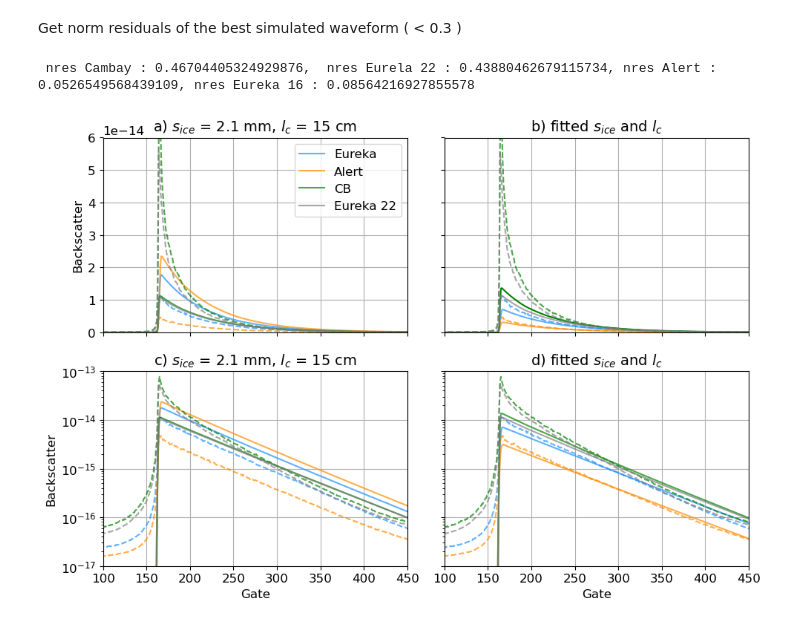
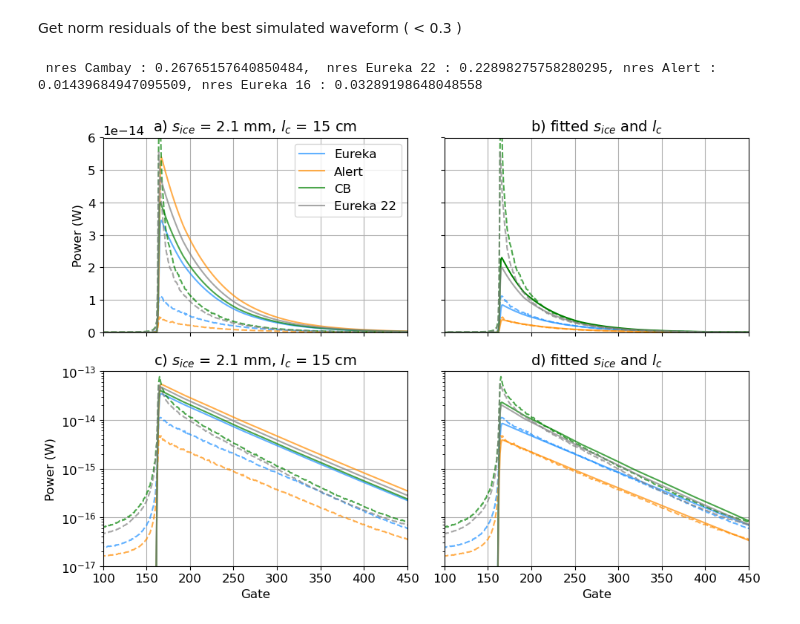
Before and after one commit to JulienMeloche/AKROSS_paper, a Jupyter notebook: Code-paper/3.1_simu_obs_roughness_opti.ipynb, the cells around one changed output. Saved outputs shown, nothing was run; the diff lists cells and outputs as text; code cells hidden in the pictures.

```diff
--- a/Code-paper/3.1_simu_obs_roughness_opti.ipynb
+++ b/Code-paper/3.1_simu_obs_roughness_opti.ipynb
@@ -212,7 +121,0 @@ rms_geo_array = np.logspace(np.log10(s_k_geo), -1, 30)
-# %%
-#find maximum of the curve
-#normf_rms_geo = [opti_normf(rms, 'Geo') for rms in rms_geo_array]
-normf_rms_iem = [opti_normf(rms, 'IEM') for rms in rms_iem_array]
-#index = np.argmax((normf_rms_iem + normf_rms_geo))
-index = np.argmax((normf_rms_iem))
-rms_iem_array[index]
@@ -625,2 +278,9 @@ mean_simu_E22_roughNorm = np.mean(res_E22_roughNorm, axis = 0)
+# %%
+rms_normf_opti = 0.003
+mean_ice_lc = 0.4
+mean_simu_CB_roughNorm = simulate_waveform(rms_normf_opti, mean_ice_lc, cryosat_norm_factor, CB_sp)
+mean_simu_E22_roughNorm = simulate_waveform(rms_normf_opti, mean_ice_lc, cryosat_norm_factor, E22_sp)
+mean_simu_E_roughNorm = simulate_waveform(rms_normf_opti, mean_ice_lc, cryosat_norm_factor, E_sp)
+mean_simu_A_roughNorm = simulate_waveform(rms_normf_opti, mean_ice_lc, cryosat_norm_factor, A_sp)
 # %% [markdown]
 Set simulation with optimized roughness
@@ -648,3 +287,8 @@ mean_simu_E22 = np.mean(res_E22, axis = 0)
+# %%
+mean_simu_CB = simulate_waveform(popt_CB[0], popt_CB[1], cryosat_norm_factor, CB_sp)
+mean_simu_E22 = simulate_waveform(popt_E22[0], popt_E22[1], cryosat_norm_factor, E22_sp)
+mean_simu_E = simulate_waveform(popt_E[0], popt_E[1], cryosat_norm_factor, E_sp)
+mean_simu_A = simulate_waveform(popt_A[0], popt_A[1], cryosat_norm_factor, A_sp)
 # %% [markdown]
 Get norm residuals of the best simulated waveform  ( < 0.3 )
 # %%
@@ -658,13 +302,13 @@ def norm_squared_residual(sim, obs):
     return ((sim[160:-50] - obs[160:-50])**2).sum()/(obs[160:-50]**2).sum()
     #return ((sim - obs)**2/obs).sum()
 # %%
-nres_A = norm_squared_residual(mean_simu_A / cryosat_norm_factor, mean_obs_A).values
-nres_CB = norm_squared_residual(mean_simu_CB / cryosat_norm_factor, mean_obs_CB).values
-nres_E22 = norm_squared_residual(mean_simu_E22 / cryosat_norm_factor, mean_obs_E22).values
-nres_E = norm_squared_residual(mean_simu_E / cryosat_norm_factor, mean_obs_E).values
-print(f' nres Cambay : {nres_CB},  nres Eurela 22 : {nres_E22}, nres Alert : {nres_A}, nres Eureka 16 : {nres_E}')
+nres_A = norm_squared_residual(mean_simu_A, mean_obs_A)
+nres_CB = norm_squared_residual(mean_simu_CB, mean_obs_CB)
+nres_E22 = norm_squared_residual(mean_simu_E22, mean_obs_E22)
+nres_E = norm_squared_residual(mean_simu_E, mean_obs_E)
+print(f' nres Cambay : {nres_CB},  nres Eureka 22 : {nres_E22}, nres Alert : {nres_A}, nres Eureka 16 : {nres_E}')
 # %% [output]
- nres Cambay : 0.46704405324929876,  nres Eurela 22 : 0.43880462679115734, nres Alert : 0.0526549568439109, nres Eureka 16 : 0.08564216927855578
+ nres Cambay : 0.26765157640850484,  nres Eureka 22 : 0.22898275758280295, nres Alert : 0.01439684947095509, nres Eureka 16 : 0.03289198648048558
 # %%
 # Plot results
 plt.close()
@@ -672,22 +316,22 @@ plt.rcParams.update({'font.size': 12})
 fig, ((ax1, ax2), (ax3, ax4))   = plt.subplots(nrows=2, ncols=2, figsize=(10,7), sharex=True, sharey = 'row')
 
 #Eureka normf roughness
-ax1.plot(mean_simu_E_roughNorm / cryosat_norm_factor , color = 'dodgerblue', alpha = 0.7, label='Eureka')
+ax1.plot(mean_simu_E_roughNorm , color = 'dodgerblue', alpha = 0.7, label='Eureka')
 ax1.plot(mean_obs_E, 'b-', linestyle = '--', color = 'dodgerblue', alpha = 0.7)
 
 #Alert normf roughness
-ax1.plot(mean_simu_A_roughNorm / cryosat_norm_factor, color = 'darkorange', alpha = 0.7, label='Alert')
+ax1.plot(mean_simu_A_roughNorm, color = 'darkorange', alpha = 0.7, label='Alert')
 ax1.plot(mean_obs_A, 'b-', linestyle = '--', color = 'darkorange', alpha = 0.7)
 
 #CB normf roughness
-ax1.plot(mean_simu_CB_roughNorm / cryosat_norm_factor, color = 'green', alpha = 0.7, label='CB')
+ax1.plot(mean_simu_CB_roughNorm, color = 'green', alpha = 0.7, label='CB')
 ax1.plot(mean_obs_CB, 'b-', linestyle = '--', color = 'green', alpha = 0.7)
 
 #E22 normf roughness
-ax1.plot(mean_simu_E22_roughNorm / cryosat_norm_factor, color = 'grey', alpha = 0.7, label='Eureka 22')
+ax1.plot(mean_simu_E22_roughNorm, color = 'grey', alpha = 0.7, label='Eureka 22')
 ax1.plot(mean_obs_E22, 'b-', linestyle = '--', color = 'grey', alpha = 0.7)
 
-ax1.set_ylabel('Backscatter', size = 12)
+ax1.set_ylabel('Power (W)', size = 12)
 #ax1.set_yscale('log')
 ax1.legend()
 #ax1.set_xlim(0, 450)
@@ -698,19 +342,19 @@ ax1.grid()
 
 
 #Eureka optimized roughness
-ax2.plot(mean_simu_E / cryosat_norm_factor, color = 'dodgerblue', alpha = 0.7)
+ax2.plot(mean_simu_E, color = 'dodgerblue', alpha = 0.7)
 ax2.plot(mean_obs_E, 'b-', linestyle = '--', color = 'dodgerblue', alpha = 0.7)
 
 #Alert optimized roughness
-ax2.plot(mean_simu_A / cryosat_norm_factor, color = 'darkorange', alpha = 0.7 )
+ax2.plot(mean_simu_A, color = 'darkorange', alpha = 0.7 )
 ax2.plot(mean_obs_A, 'b-', linestyle = '--', color = 'darkorange', alpha = 0.7)
 
 #CB optimized roughness
-ax2.plot(mean_simu_CB / cryosat_norm_factor, color = 'Green')
+ax2.plot(mean_simu_CB, color = 'Green')
 ax2.plot(mean_obs_CB, linestyle = '--', color = 'Green', alpha = 0.7)
 
 #E22 optimized roughness
-ax2.plot(mean_simu_E22 / cryosat_norm_factor, color = 'grey', alpha = 0.7, label='Eureka 22')
+ax2.plot(mean_simu_E22, color = 'grey', alpha = 0.7, label='Eureka 22')
 ax2.plot(mean_obs_E22, 'b-', linestyle = '--', color = 'grey', alpha = 0.7)
 
 #ax2.set_yscale('log')
@@ -719,22 +363,22 @@ ax2.set_ylim(0, 0.6e-13)
 
 
 #Eureka normf roughness
-ax3.plot(mean_simu_E_roughNorm / cryosat_norm_factor , color = 'dodgerblue', alpha = 0.7, label='Eureka')
+ax3.plot(mean_simu_E_roughNorm , color = 'dodgerblue', alpha = 0.7, label='Eureka')
 ax3.plot(mean_obs_E, 'b-', linestyle = '--', color = 'dodgerblue', alpha = 0.7)
 
 #Alert normf roughness
-ax3.plot(mean_simu_A_roughNorm / cryosat_norm_factor, color = 'darkorange', alpha = 0.7, label='Alert')
+ax3.plot(mean_simu_A_roughNorm, color = 'darkorange', alpha = 0.7, label='Alert')
 ax3.plot(mean_obs_A, 'b-', linestyle = '--', color = 'darkorange', alpha = 0.7)
 
 #CB normf roughness
-ax3.plot(mean_simu_CB_roughNorm / cryosat_norm_factor, color = 'green', alpha = 0.7, label='CB')
+ax3.plot(mean_simu_CB_roughNorm, color = 'green', alpha = 0.7, label='CB')
 ax3.plot(mean_obs_CB, 'b-', linestyle = '--', color = 'green', alpha = 0.7)
 
 #E22 normf roughness
-ax3.plot(mean_simu_E22_roughNorm / cryosat_norm_factor, color = 'grey', alpha = 0.7, label='Eureka 22')
+ax3.plot(mean_simu_E22_roughNorm, color = 'grey', alpha = 0.7, label='Eureka 22')
 ax3.plot(mean_obs_E22, 'b-', linestyle = '--', color = 'grey', alpha = 0.7)
 
-ax3.set_ylabel('Backscatter', size = 12)
+ax3.set_ylabel('Power (W)', size = 12)
 ax3.set_yscale('log')
 #ax3.legend()
 #ax3.set_xlim(0, 450)
@@ -746,38 +390,38 @@ ax3.grid()
 
 
 #Eureka  optimized roughness
-ax4.plot(mean_simu_E / cryosat_norm_factor , color = 'dodgerblue', alpha = 0.7, label='Eureka')
+ax4.plot(mean_simu_E , color = 'dodgerblue', alpha = 0.7, label='Eureka 16')
 ax4.plot(mean_obs_E, 'b-', linestyle = '--', color = 'dodgerblue', alpha = 0.7)
 
 #Alert  optimized roughness
-ax4.plot(mean_simu_A / cryosat_norm_factor, color = 'darkorange', alpha = 0.7, label='Alert')
+ax4.plot(mean_simu_A, color = 'darkorange', alpha = 0.7, label='Alert 17')
 ax4.plot(mean_obs_A, 'b-', linestyle = '--', color = 'darkorange', alpha = 0.7)
 
 #CB  optimized roughness
-ax4.plot(mean_simu_CB / cryosat_norm_factor, color = 'green', alpha = 0.7, label='CB')
+ax4.plot(mean_simu_CB, color = 'green', alpha = 0.7, label='CB 22')
 ax4.plot(mean_obs_CB, 'b-', linestyle = '--', color = 'green', alpha = 0.7)
 
 #E22 optimized roughness
-ax4.plot(mean_simu_E22 / cryosat_norm_factor, color = 'grey', alpha = 0.7, label='Eureka 22')
+ax4.plot(mean_simu_E22, color = 'grey', alpha = 0.7, label='Eureka 22')
 ax4.plot(mean_obs_E22, 'b-', linestyle = '--', color = 'grey', alpha = 0.7)
 
 #ax4.set_ylabel('Backscatter', size = 12)
 ax4.set_xlabel('Gate')
 ax4.set_yscale('log')
 ax4.set_ylim(1e-17, 1e-13)
 ax4.grid()
 
 
 
 ax1.set_title('a) $s_{ice}$ = 2.1 mm, $l_c$ = 15 cm', size = 14)
 ax3.set_title('c) $s_{ice}$ = 2.1 mm, $l_c$ = 15 cm', size = 14)
 
 ax2.set_title('b) fitted $s_{ice}$ and $l_c$ ', size = 14)
 ax4.set_title('d) fitted $s_{ice}$ and $l_c$ ', size = 14)
 
 
 ax1.set_xlim(100, 450)
 plt.tight_layout()
 #plt.savefig('C://Users/julie/OneDrive - USherbrooke/post-doc/AKROSS/article/fig_output/sites_waveform_rough_opti_incsample.png', dpi=300, format='png', bbox_inches='tight')
 # %% [output]
-[figure, old version]
+[figure, new version]
```
Also changed, not shown: parts of 33 cells of this notebook, 25 other files.
